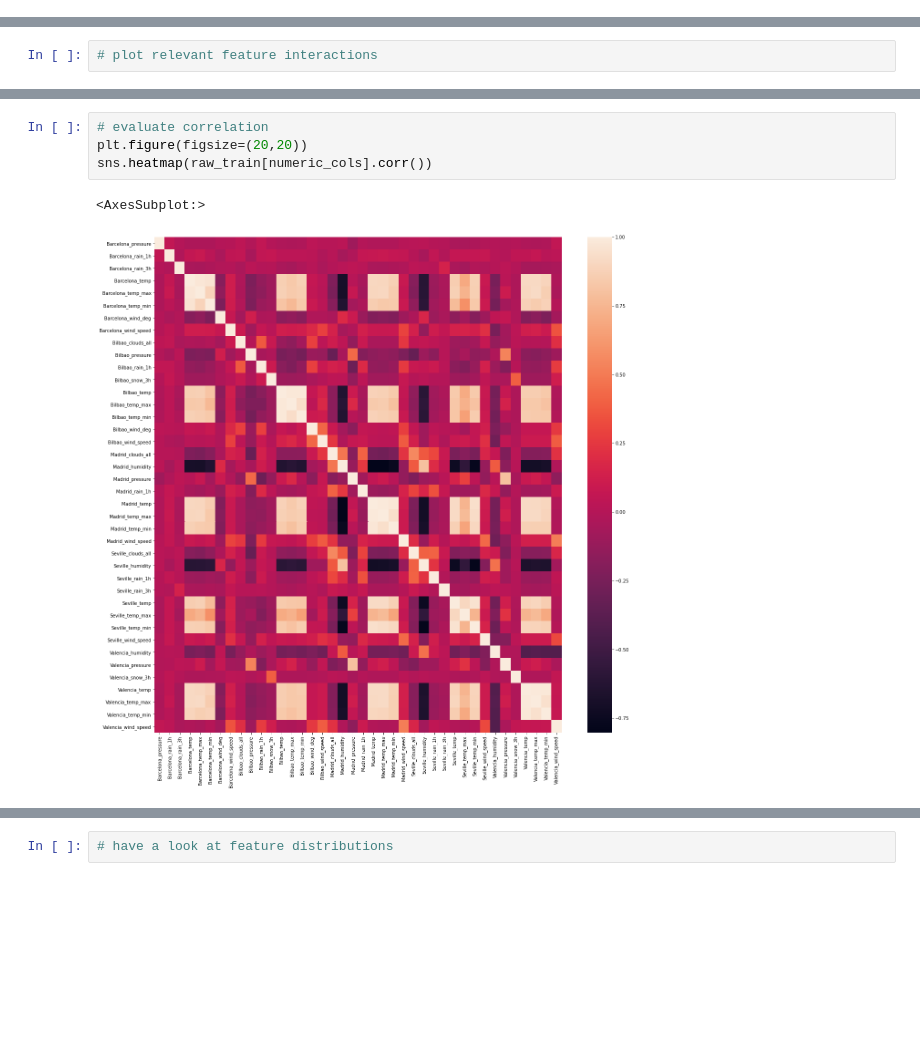
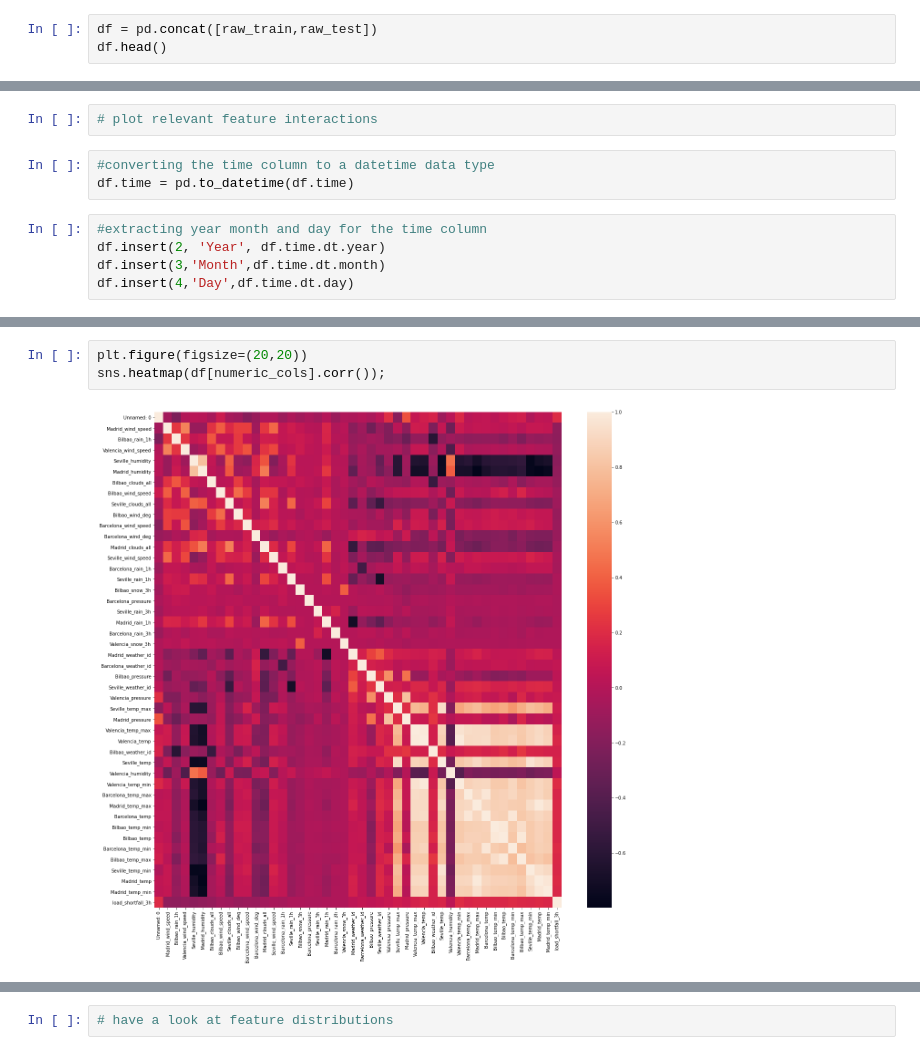
Before and after one commit to Emmantheo/Team-JM2-Starter-Notebook, a Jupyter notebook: starter-notebook.ipynb, the cells around one changed output, grey strips where cells are left out. Saved outputs shown, nothing was run; the diff lists cells and outputs as text; blank space fills up the shorter version.

```diff
--- a/starter-notebook.ipynb
+++ b/starter-notebook.ipynb
@@ -313,0 +239,3 @@ dtype: int64
+# %%
+df = pd.concat([raw_train,raw_test])
+df.head()
@@ -314,2 +249,10 @@ dtype: int64
 # %%
 # plot relevant feature interactions
+# %%
+#converting the time column to a datetime data type
+df.time = pd.to_datetime(df.time)
+# %%
+#extracting year month and day for the time column
+df.insert(2, 'Year', df.time.dt.year)
+df.insert(3,'Month',df.time.dt.month)
+df.insert(4,'Day',df.time.dt.day)
@@ -316,7 +319,5 @@ dtype: int64
 # %%
-# evaluate correlation
 plt.figure(figsize=(20,20))
-sns.heatmap(raw_train[numeric_cols].corr())
+sns.heatmap(df[numeric_cols].corr());
 # %% [output]
-<AxesSubplot:>
-[figure, old version]
+[figure, new version]
```
Also changed, not shown: parts of 97 cells of this notebook, 2 other files.
